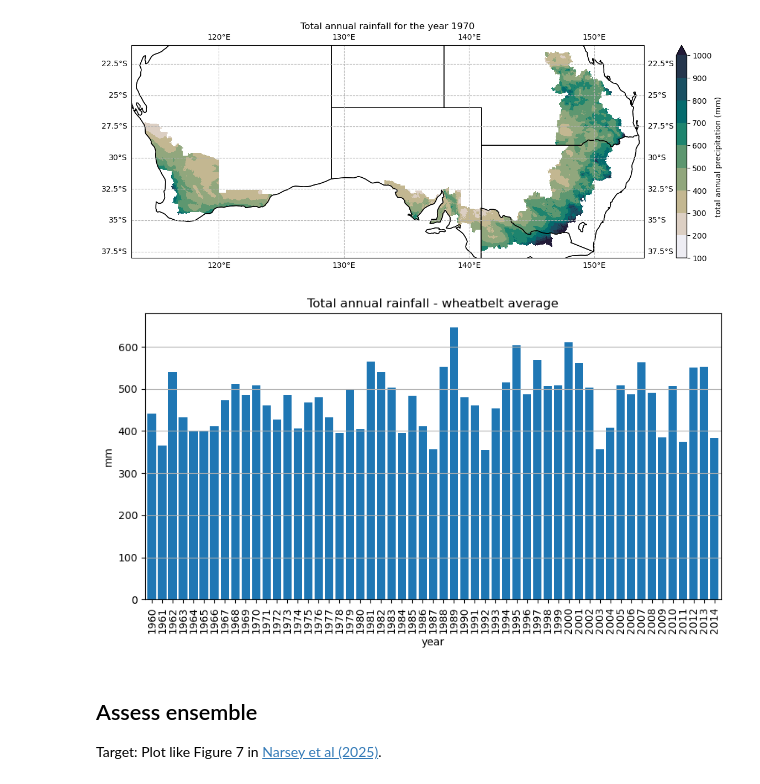
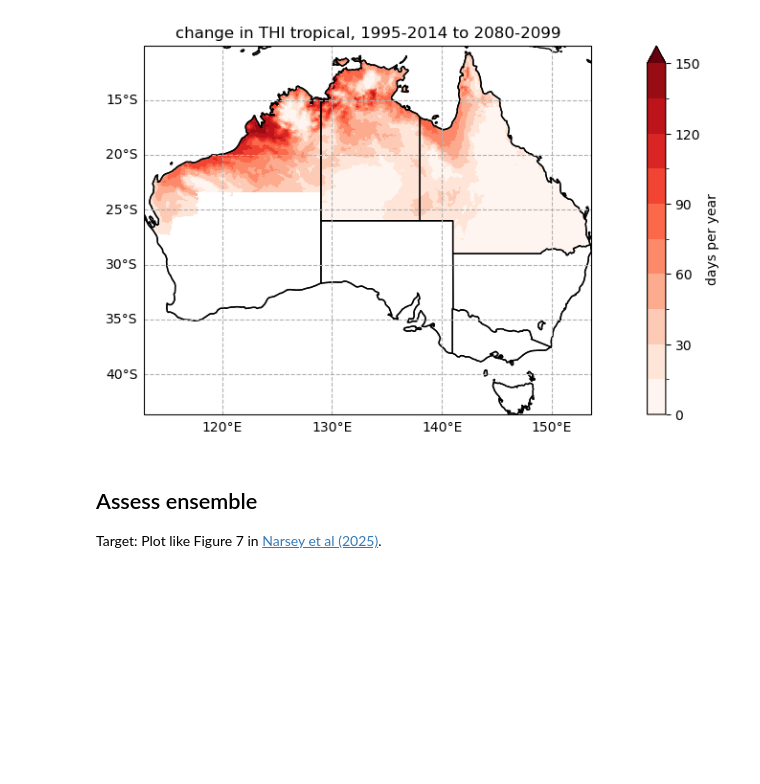
Before and after one commit to ClimateVHT/rip-sip, a Jupyter notebook: test.ipynb, the cells around one changed output. Drawn from its saved outputs; the diff is of its cells as text; code cells hidden in the pictures; blank space fills up the shorter version.

```diff
--- a/test.ipynb
+++ b/test.ipynb
@@ -120,0 +128,2 @@ da_wheatbelt = da.where(mask)
+# %%
+da_change = da_future_clim - da_baseline_clim
@@ -121,20 +171,30 @@ da_wheatbelt = da.where(mask)
+# %%
+fig = plt.figure(figsize=[15, 5])
+
+ax1 = fig.add_subplot(111, projection=ccrs.PlateCarree())
+da_change.plot(
+    ax=ax1,
+    transform=ccrs.PlateCarree(),
+    levels=np.arange(0, 151, 15),
+    extend='max',
+    cmap='Reds',
+    cbar_kwargs={'label': 'days per year'},
+)
+ax1.coastlines()
+ax1.add_feature(cartopy.feature.STATES)
+gls1 = ax1.gridlines(linestyle="--", draw_labels=True)
+gls1.top_labels = False
+gls1.right_labels = False
+ax1.tick_params(axis='y', labelleft=False)
+ax1.set_title('change in THI tropical, 1995-2014 to 2080-2099')
+
+#plt.suptitle('ACCESS-ESM1-5 (r6i1p1f1) downscaled with CCAM (CSIRO) bias corrected against BARRA-R2 using the QME method')
+plt.show()
+# %% [output]
+[figure, added]
 # %%
-fig = plt.figure(figsize=[15, 5])
-ax = fig.add_subplot(111, projection=ccrs.PlateCarree())
-
-da_wheatbelt.isel(time=10).plot(
-    ax=ax,
-    transform=ccrs.PlateCarree(),
-    cmap=cmocean.cm.rain,
-    levels=[100, 200, 300, 400, 500, 600, 700, 800, 900, 1000],
-    extend='max',
-    cbar_kwargs={'label': 'total annual precipitation (mm)'},
-)
-ax.coastlines()
-ax.add_feature(cartopy.feature.STATES)
-ax.gridlines(linestyle="--", draw_labels=True)
-ax.set_extent([113, 154, -38, -21], crs=ccrs.PlateCarree())
-ax.set_title('Total annual rainfall for the year 1970')
-plt.show()
+#    levels=[-0.5, 0.5, 1.5, 2.5, 3.5, 4.5, 5.5, 6.5, 7.5, 8.5],
+#ax.set_extent([113, 154, -38, -21], crs=ccrs.PlateCarree())
+#ax.add_geometries(
+#    cropping_gdf.geometry, ccrs.PlateCarree(), facecolor="none", edgecolor="orange"
+#)
-# %% [output]
-[figure, removed]
@@ -147,12 +201,12 @@ df_spatial_mean.index = df_spatial_mean.index.year
 # %%
-df_spatial_mean.plot.bar(figsize=[10, 5], width=0.8)
-plt.ylabel('mm')
-plt.xlabel('year')
-plt.title('Total annual rainfall - wheatbelt average')
-plt.grid(axis='y')
-plt.show()
+#df_spatial_mean = da_spatial_mean.to_pandas()
+#df_spatial_mean.index = df_spatial_mean.index.year
+#df_spatial_mean.plot.bar(figsize=[10, 5], width=0.8)
+#plt.ylabel('mm')
+#plt.xlabel('year')
+#plt.title('Total annual rainfall - wheatbelt average')
+#plt.grid(axis='y')
+#plt.show()
-# %% [output]
-[figure, removed]
 # %% [markdown]
 ## Assess ensemble
 
```
Also changed, not shown: parts of 27 cells of this notebook.
